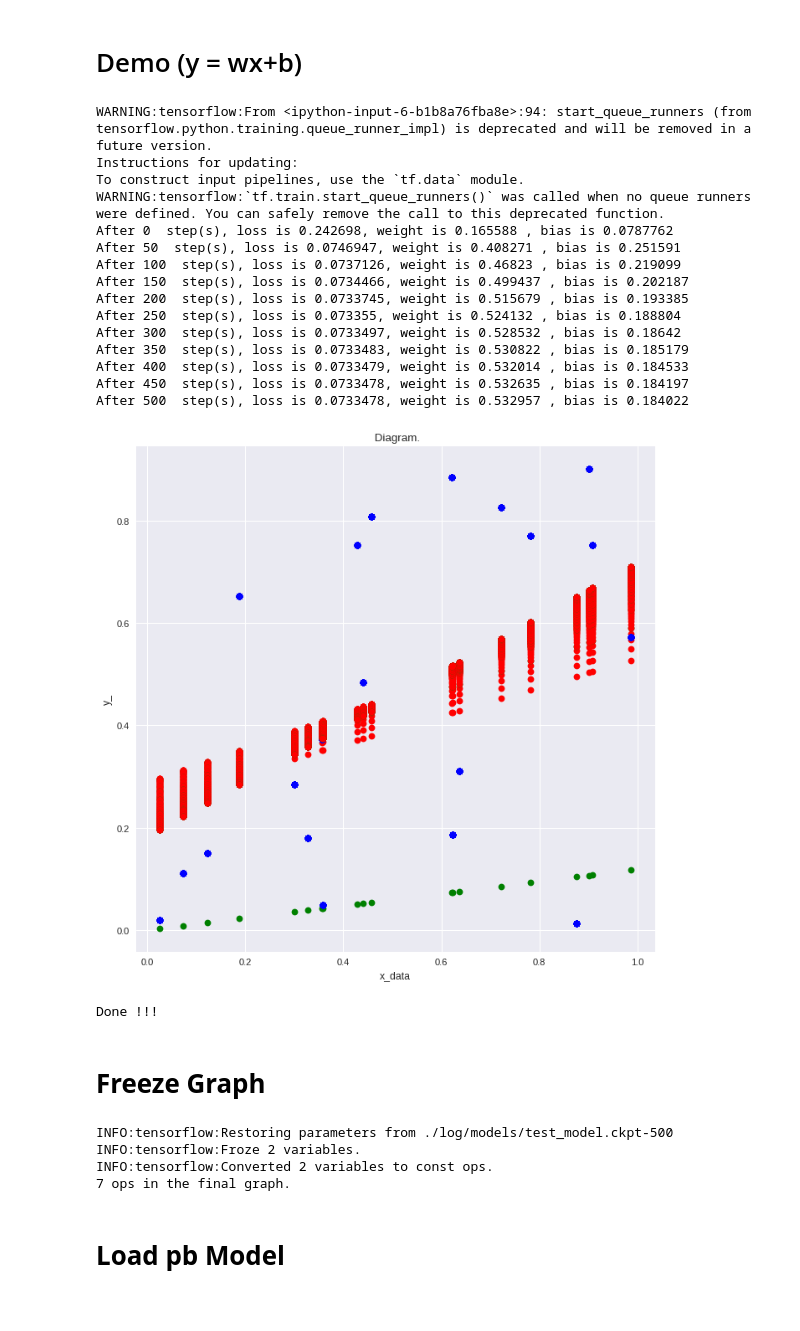
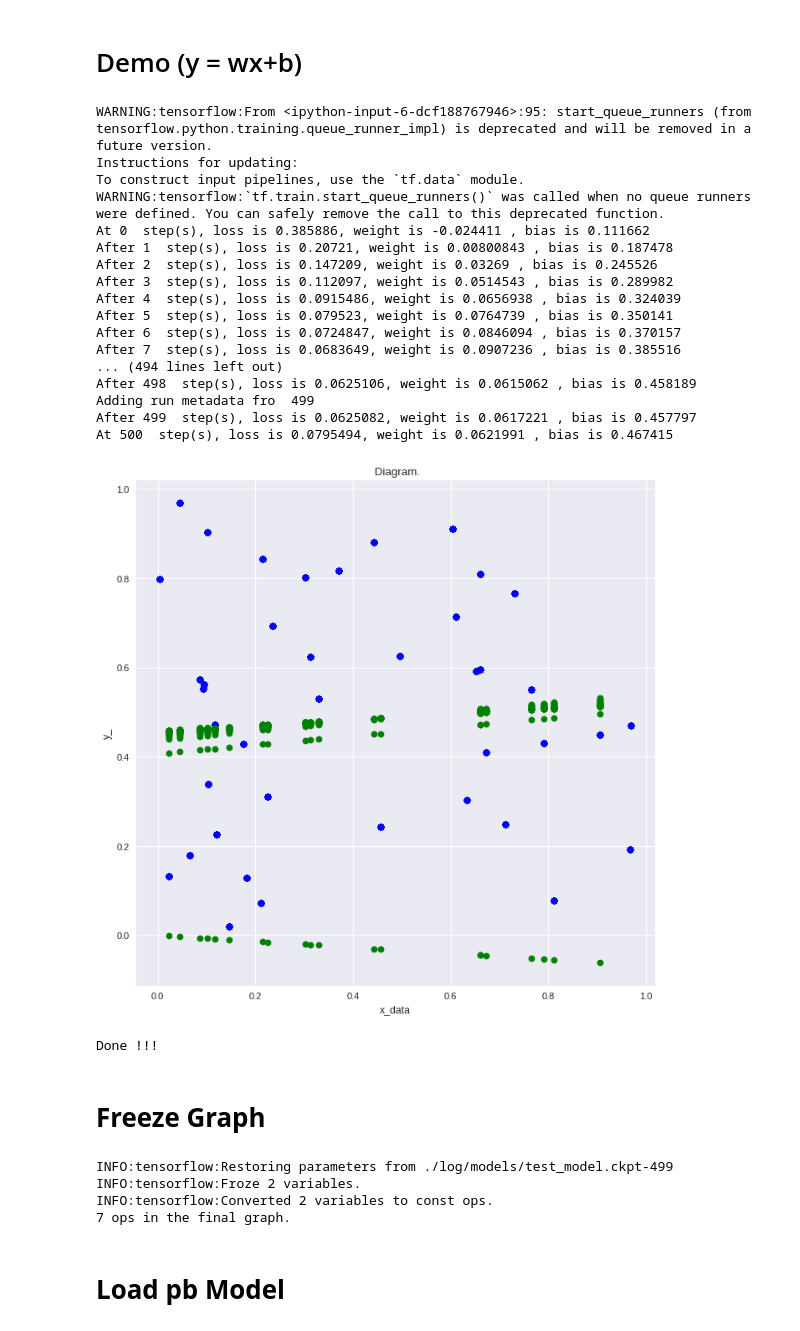
Before and after one commit to carl1314/Machine_Learning, a Jupyter notebook: wxplusb.ipynb, the cells around one changed output. Saved outputs shown, nothing was run; the diff lists cells and outputs as text; code cells hidden in the pictures.

```diff
--- a/wxplusb.ipynb
+++ b/wxplusb.ipynb
@@ -252,7 +252,8 @@ with  tf.Session() as sess:
     init = tf.global_variables_initializer()
 
     #create FileWriter and loadd graph
-    train_writer = tf.summary.FileWriter(LOG_DIR, sess.graph)
+    train_writer = tf.summary.FileWriter(LOG_DIR+'/train', sess.graph)
+    test_writer = tf.summary.FileWriter(LOG_DIR+'/test')
 
     sess.run(init)
 
@@ -267,67 +268,77 @@ with  tf.Session() as sess:
 
     try:
         while not coord.should_stop() and  step <= MAX_STEPS:
-            x_data ,y_data = sess.run(fetches=feed_dict(True,BATCH_SIZE))
+
             plt.title(" Diagram.")
             plt.xlabel("x_data")
             plt.ylabel("y_")
-            plt.plot(x_data,y_data,'ro',color='b',linewidth=0.5)
 
-            run_options = tf.RunOptions(trace_level=tf.RunOptions.FULL_TRACE)
+            if step % 10 == 0:
+              x_data ,y_data = sess.run(fetches=feed_dict(False,BATCH_SIZE))
+              summary,y_re,loss_value, _ = sess.run([merged,y,loss,train_step],feed_dict={x:x_data,y_:y_data})
+              test_writer.add_summary(summary, step)
+              print("At %d  step(s), loss is %g, weight is %g , bias is %g" %(step, loss_value,sess.run(Weights),sess.run(biases)))
+            else:
+              if step % 100 == 99:
+                    x_data ,y_data = sess.run(fetches=feed_dict(True,BATCH_SIZE))
+                    run_options = tf.RunOptions(trace_level=tf.RunOptions.FULL_TRACE)
+                    run_metadata = tf.RunMetadata()
+                    summary,y_re,loss_value, _ = sess.run([merged,y,loss,train_step],feed_dict={x:x_data,y_:y_data},options=run_options,run_metadata=run_metadata)
+                    train_writer.add_run_metadata(run_metadata, 'step%03d' % step)
+                    train_writer.add_summary(summary, step)
+                    print('Adding run metadata fro ', step)
+                    print("After %d  step(s), loss is %g, weight is %g , bias is %g" %(step, loss_value,sess.run(Weights),sess.run(biases)))
+                    saver.save(sess,MODELS_DIR, global_step=step)
+              else:
+                  x_data ,y_data = sess.run(fetches=feed_dict(True,BATCH_SIZE))
+                  summary,y_re,loss_value, _ = sess.run([merged,y,loss,train_step],feed_dict={x:x_data,y_:y_data})
+                  train_writer.add_summary(summary, step)
 
-            #print(x_data)
-            #print(y_data)
-
-            summary,y_re,loss_value, _ = sess.run([merged,y,loss,train_step],feed_dict={x:x_data,y_:y_data},options=run_options)
-
-            train_writer.add_summary(summary, step)
-
-             #print(feed_dict())
             if step % 50 == 0:
                 print("After %d  step(s), loss is %g, weight is %g , bias is %g" %(step, loss_value,sess.run(Weights),sess.run(biases)))
-                saver.save(sess,MODELS_DIR, global_step=step)
 
-
+            plt.plot(x_data,y_data,'ro',color='b',linewidth=0.5)
             if step % 10 == 0:
                 plt.plot(x_data,y_re,'ro', color='g',linewidth=0.5)
-            if loss_value <= 0.0863299:
-                plt.plot(x_data,y_re,'ro', color='r',linewidth=0.5)
+
             step += 1
 
             #if step > MAX_STEPS :
             #    freeze_graph(MODELS_DIR)
 
     except tf.errors.OutOfRangeError:
         print('done!')
     finally:
         coord.request_stop()
     coord.join(threads)
 
     plt.ioff()
     plt.show()
 
     #close FileWriter
     train_writer.close()
-
+    test_writer.close()
 
 print("Done !!!")
 # %% [output]
-WARNING:tensorflow:From <ipython-input-6-b1b8a76fba8e>:94: start_queue_runners (from tensorflow.python.training.queue_runner_impl) is deprecated and will be removed in a future version.
+WARNING:tensorflow:From <ipython-input-6-dcf188767946>:95: start_queue_runners (from tensorflow.python.training.queue_runner_impl) is deprecated and will be removed in a future version.
 Instructions for updating:
 To construct input pipelines, use the `tf.data` module.
 WARNING:tensorflow:`tf.train.start_queue_runners()` was called when no queue runners were defined. You can safely remove the call to this deprecated function.
-After 0  step(s), loss is 0.242698, weight is 0.165588 , bias is 0.0787762
-After 50  step(s), loss is 0.0746947, weight is 0.408271 , bias is 0.251591
-After 100  step(s), loss is 0.0737126, weight is 0.46823 , bias is 0.219099
-After 150  step(s), loss is 0.0734466, weight is 0.499437 , bias is 0.202187
-After 200  step(s), loss is 0.0733745, weight is 0.515679 , bias is 0.193385
-After 250  step(s), loss is 0.073355, weight is 0.524132 , bias is 0.188804
-After 300  step(s), loss is 0.0733497, weight is 0.528532 , bias is 0.18642
-After 350  step(s), loss is 0.0733483, weight is 0.530822 , bias is 0.185179
-After 400  step(s), loss is 0.0733479, weight is 0.532014 , bias is 0.184533
-After 450  step(s), loss is 0.0733478, weight is 0.532635 , bias is 0.184197
-After 500  step(s), loss is 0.0733478, weight is 0.532957 , bias is 0.184022
+At 0  step(s), loss is 0.385886, weight is -0.024411 , bias is 0.111662
+After 1  step(s), loss is 0.20721, weight is 0.00800843 , bias is 0.187478
+After 2  step(s), loss is 0.147209, weight is 0.03269 , bias is 0.245526
+After 3  step(s), loss is 0.112097, weight is 0.0514543 , bias is 0.289982
+After 4  step(s), loss is 0.0915486, weight is 0.0656938 , bias is 0.324039
+After 5  step(s), loss is 0.079523, weight is 0.0764739 , bias is 0.350141
+After 6  step(s), loss is 0.0724847, weight is 0.0846094 , bias is 0.370157
+After 7  step(s), loss is 0.0683649, weight is 0.0907236 , bias is 0.385516
+... (494 lines left out)
+After 498  step(s), loss is 0.0625106, weight is 0.0615062 , bias is 0.458189
+Adding run metadata fro  499
+After 499  step(s), loss is 0.0625082, weight is 0.0617221 , bias is 0.457797
+At 500  step(s), loss is 0.0795494, weight is 0.0621991 , bias is 0.467415
-[figure, old version]
+[figure, new version]
 Done !!!
 # %% [markdown]
 
@@ -379,7 +390,7 @@ with tf.Session() as sess:
     freeze_graph(MODELS_DIR,'test')
     #print(MODELS_DIR)
 # %% [output]
-INFO:tensorflow:Restoring parameters from ./log/models/test_model.ckpt-500
+INFO:tensorflow:Restoring parameters from ./log/models/test_model.ckpt-499
 INFO:tensorflow:Froze 2 variables.
 INFO:tensorflow:Converted 2 variables to const ops.
 7 ops in the final graph.
```
Also changed, not shown: parts of 2 cells of this notebook.
